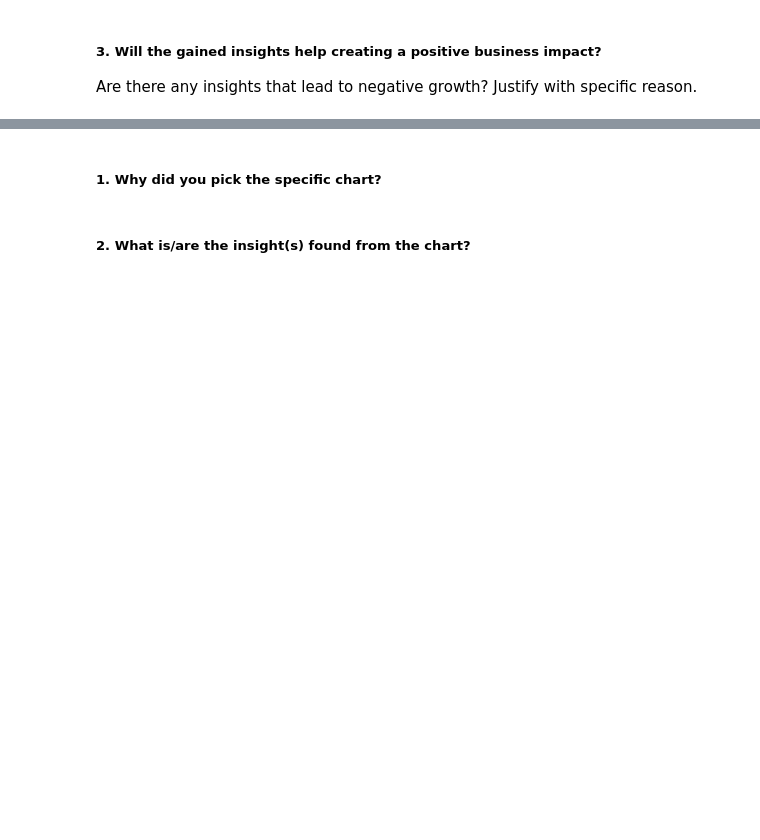
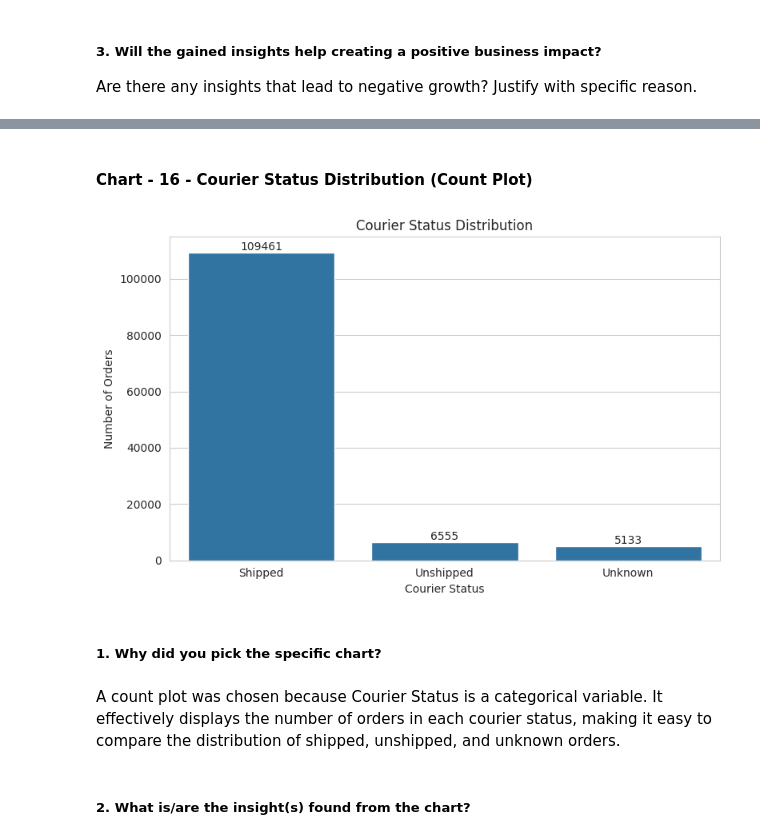
Before and after one commit to adityajain9756-rgb/ecommerce-sales-analysis, a Jupyter notebook: EDA_aditya_amazon.ipynb, the cells around one changed output, grey strips where cells are left out. Saved outputs shown, nothing was run; the diff lists cells and outputs as text; code cells hidden in the pictures; blank space fills up the shorter version.

```diff
--- a/EDA_aditya_amazon.ipynb
+++ b/EDA_aditya_amazon.ipynb
@@ -875,4 +927,29 @@ Are there any insights that lead to negative growth? Justify with specific reaso
+# %% [markdown]
+#### Chart - 16 - Courier Status Distribution (Count Plot)
+# %%
+# Chart - 16 visualization code
+plt.figure(figsize=(8,5))
+
+ax = sns.countplot(
+    data=df_clean,
+    x='Courier Status',
+    order=df_clean['Courier Status'].value_counts().index
+)
+
+for container in ax.containers:
+    ax.bar_label(container)
+
+plt.title('Courier Status Distribution')
+plt.xlabel('Courier Status')
+plt.ylabel('Number of Orders')
+
+plt.tight_layout()
+plt.show()
+# %% [output]
+[figure, added]
 # %% [markdown]
 ##### 1. Why did you pick the specific chart?
+# %% [markdown]
+A count plot was chosen because Courier Status is a categorical variable. It effectively displays the number of orders in each courier status, making it easy to compare the distribution of shipped, unshipped, and unknown orders.
 # %% [markdown]
 ##### 2. What is/are the insight(s) found from the chart?
```
Also changed, not shown: parts of 33 cells of this notebook.
